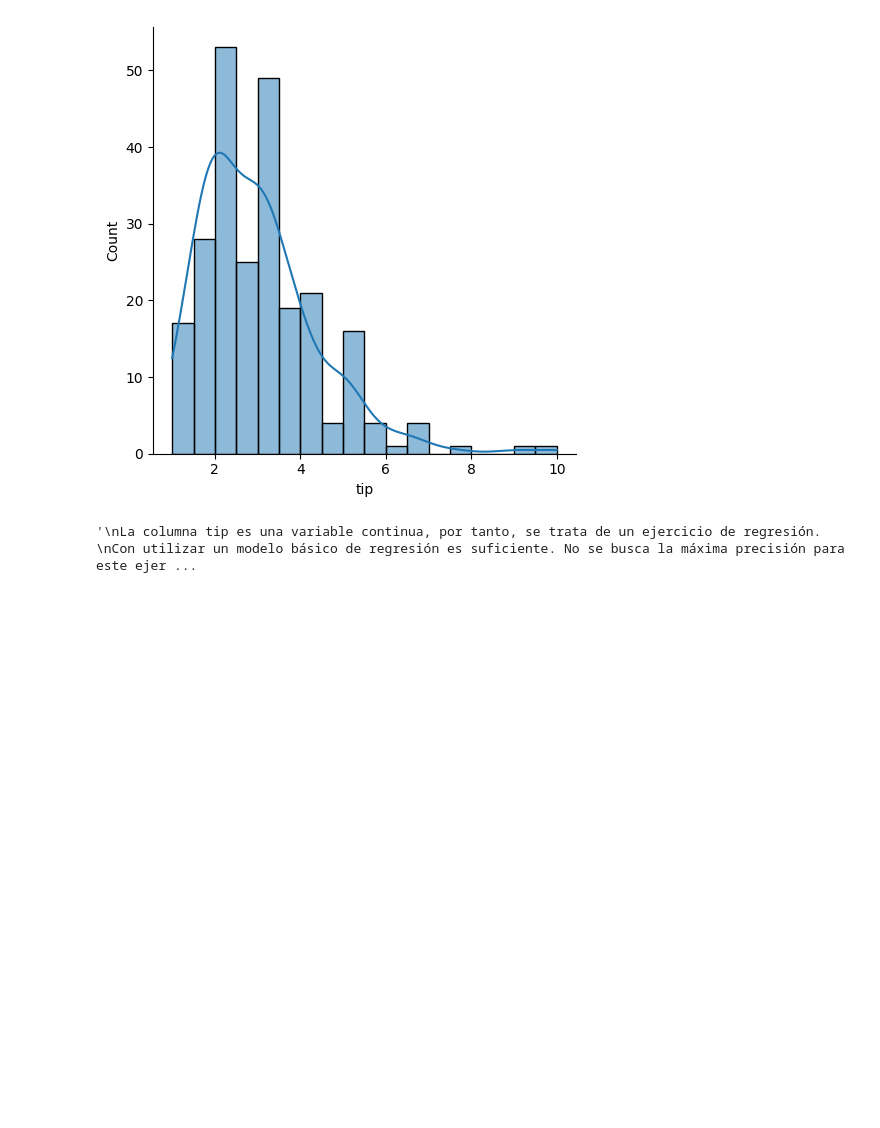
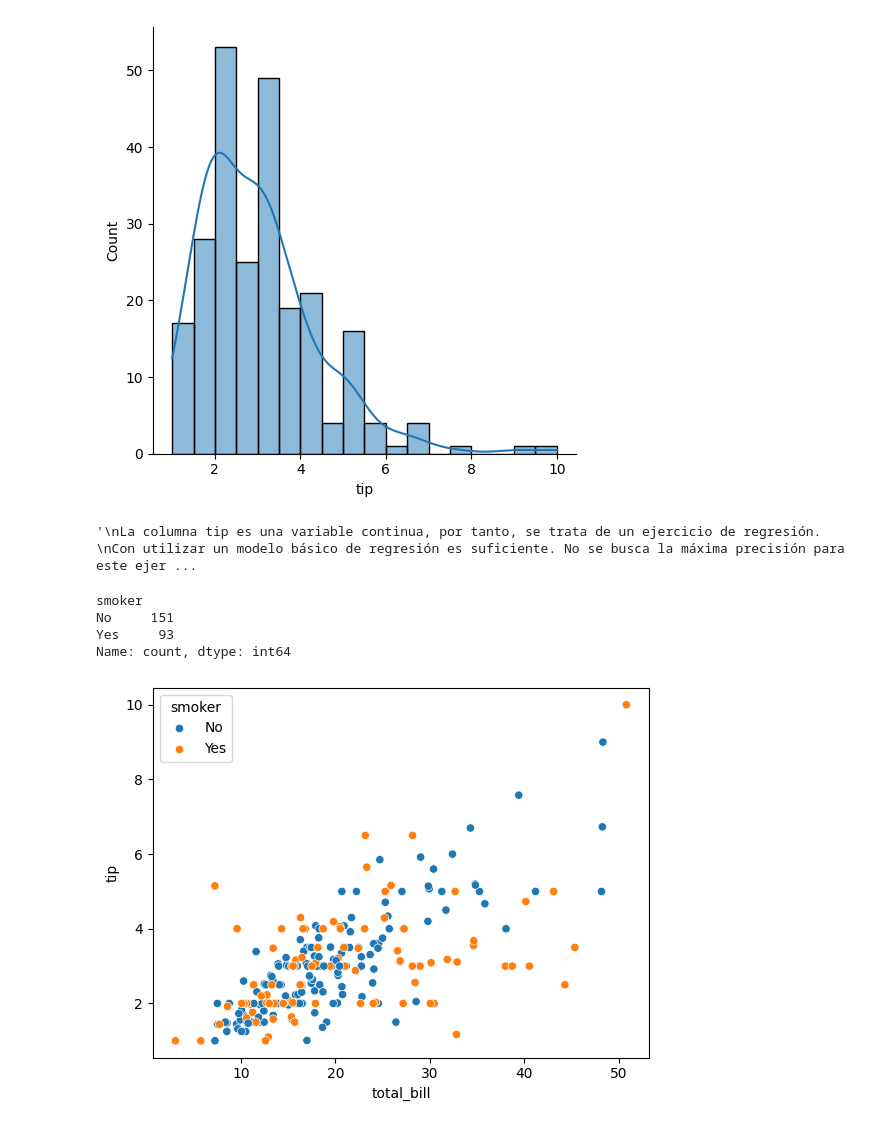
Before and after one commit to fjzamora93/Matlab_Seaborn_Scikit_TipTutorial, a Jupyter notebook: tips.ipynb, the cells around one changed output. Drawn from its saved outputs; the diff is of its cells as text; code cells hidden in the pictures; blank space fills up the shorter version.

```diff
--- a/tips.ipynb
+++ b/tips.ipynb
@@ -146,3 +146,14 @@ se busca practicar los pasos comunes a la hora de crear modelos con scikit-learn
 """
 # %% [output]
 '\nLa columna tip es una variable continua, por tanto, se trata de un ejercicio de regresión. \nCon utilizar un modelo básico de regresión es suficiente. No se busca la máxima precisión para este ejer ...
+# %%
+sns.scatterplot(data = df, x= 'total_bill', y='tip', hue='smoker')
+df.value_counts(df['smoker'])
+#Queda por plantear a qué se refiere la columna 'smoker' en este dataset. Aparentemente se mide como 'yes' o 'no',
+#pero en realidad no permite cuantificar el número de fumadores de cada mesa. ¿O se refiere simplemente a si una mesa ha fumado?
+# %% [output]
+smoker
+No     151
+Yes     93
+Name: count, dtype: int64
+[figure, added]
```
Also changed, not shown: parts of 8 cells of this notebook, 2 other files.
